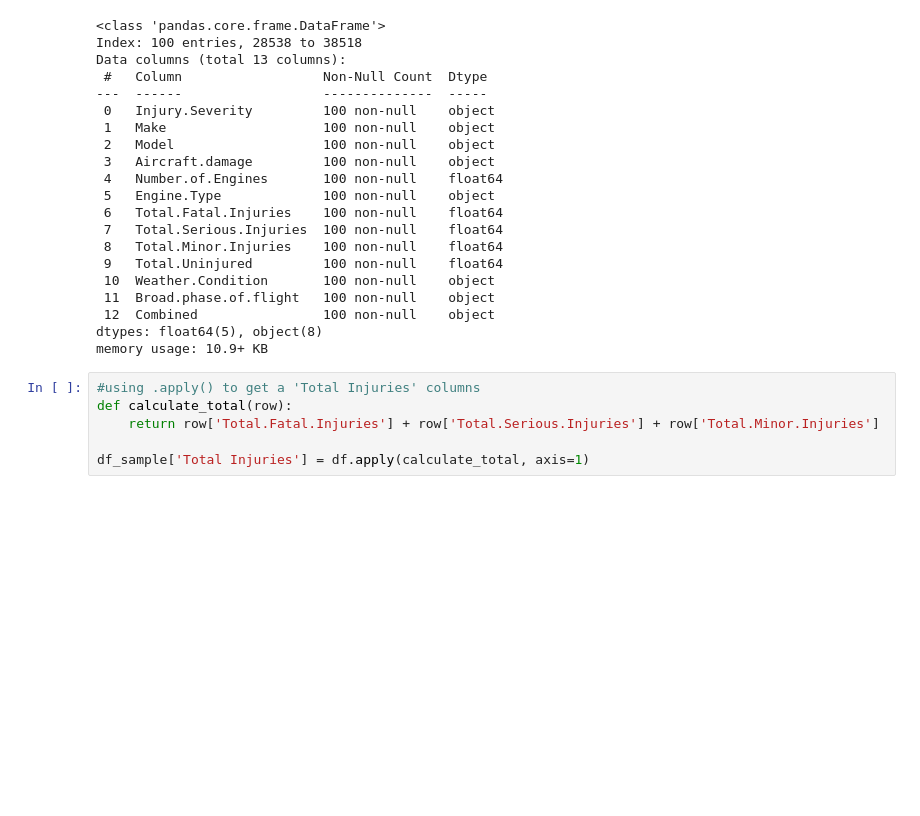
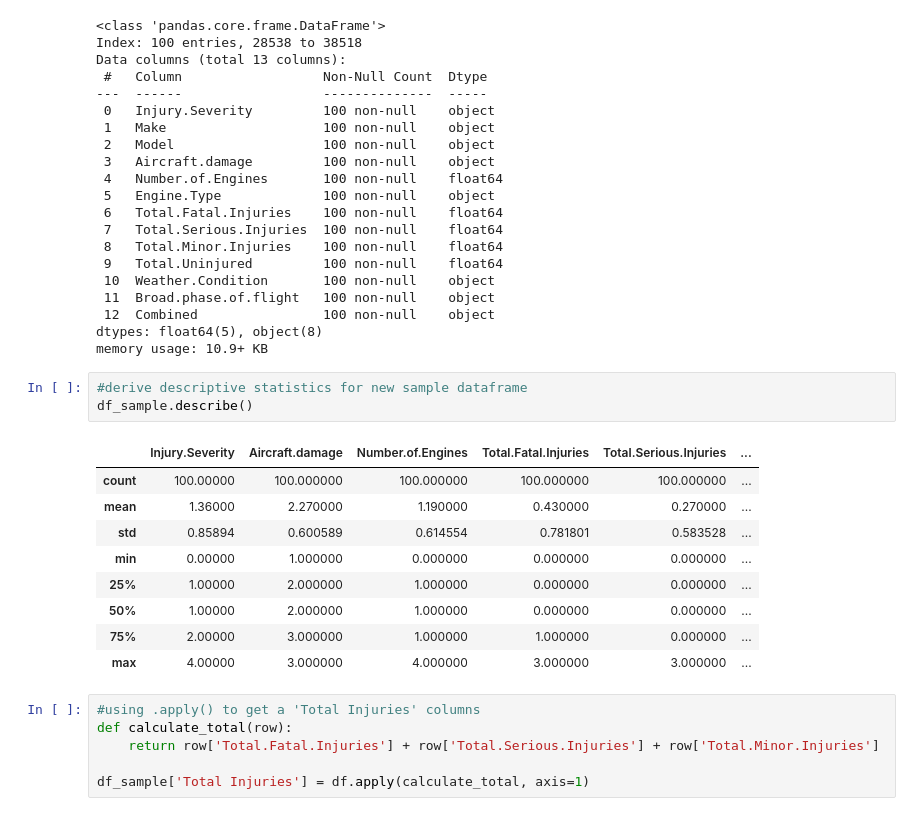
Before and after one commit to tingly-amua/Project---Aircraft-Risk, a Jupyter notebook: project.ipynb, the cells around one changed output. Saved outputs shown, nothing was run; the diff lists cells and outputs as text; blank space fills up the shorter version.

```diff
--- a/project.ipynb
+++ b/project.ipynb
@@ -175,6 +175,19 @@ Data columns (total 13 columns):
  12  Combined                100 non-null    object
 dtypes: float64(5), object(8)
 memory usage: 10.9+ KB
+# %%
+#derive descriptive statistics for new sample dataframe
+df_sample.describe()
+# %% [output]
+|  | Injury.Severity | Aircraft.damage | Number.of.Engines | Total.Fatal.Injuries | Total.Serious.Injuries | ... |
+| count | 100.00000 | 100.000000 | 100.000000 | 100.000000 | 100.000000 | ... |
+| mean | 1.36000 | 2.270000 | 1.190000 | 0.430000 | 0.270000 | ... |
+| std | 0.85894 | 0.600589 | 0.614554 | 0.781801 | 0.583528 | ... |
+| min | 0.00000 | 1.000000 | 0.000000 | 0.000000 | 0.000000 | ... |
+| 25% | 1.00000 | 2.000000 | 1.000000 | 0.000000 | 0.000000 | ... |
+| 50% | 1.00000 | 2.000000 | 1.000000 | 0.000000 | 0.000000 | ... |
+| 75% | 2.00000 | 3.000000 | 1.000000 | 1.000000 | 0.000000 | ... |
+| max | 4.00000 | 3.000000 | 4.000000 | 3.000000 | 3.000000 | ... |
 # %%
 #using .apply() to get a 'Total Injuries' columns
 def calculate_total(row):
```
Also changed, not shown: parts of 9 cells of this notebook, 6 other files.
